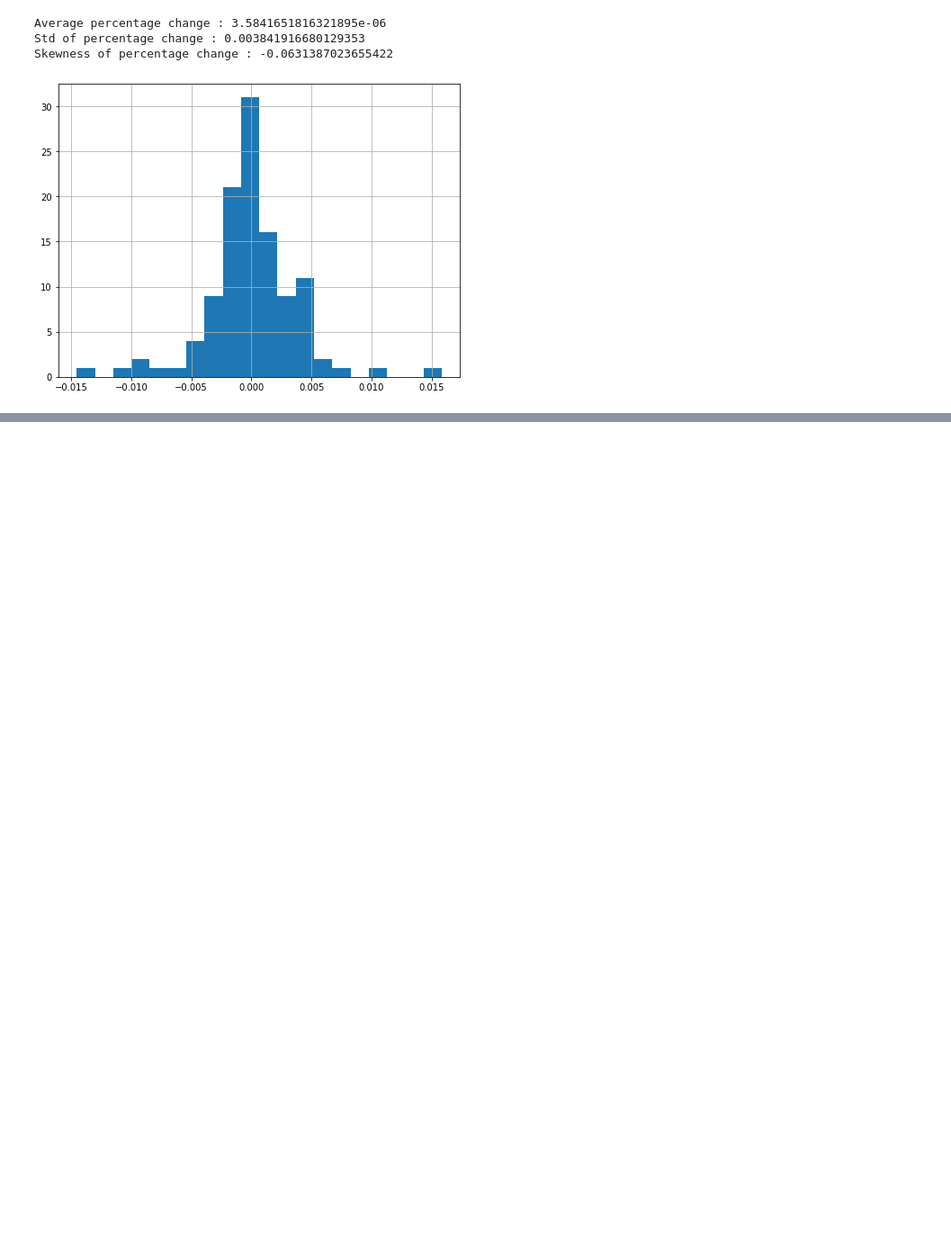
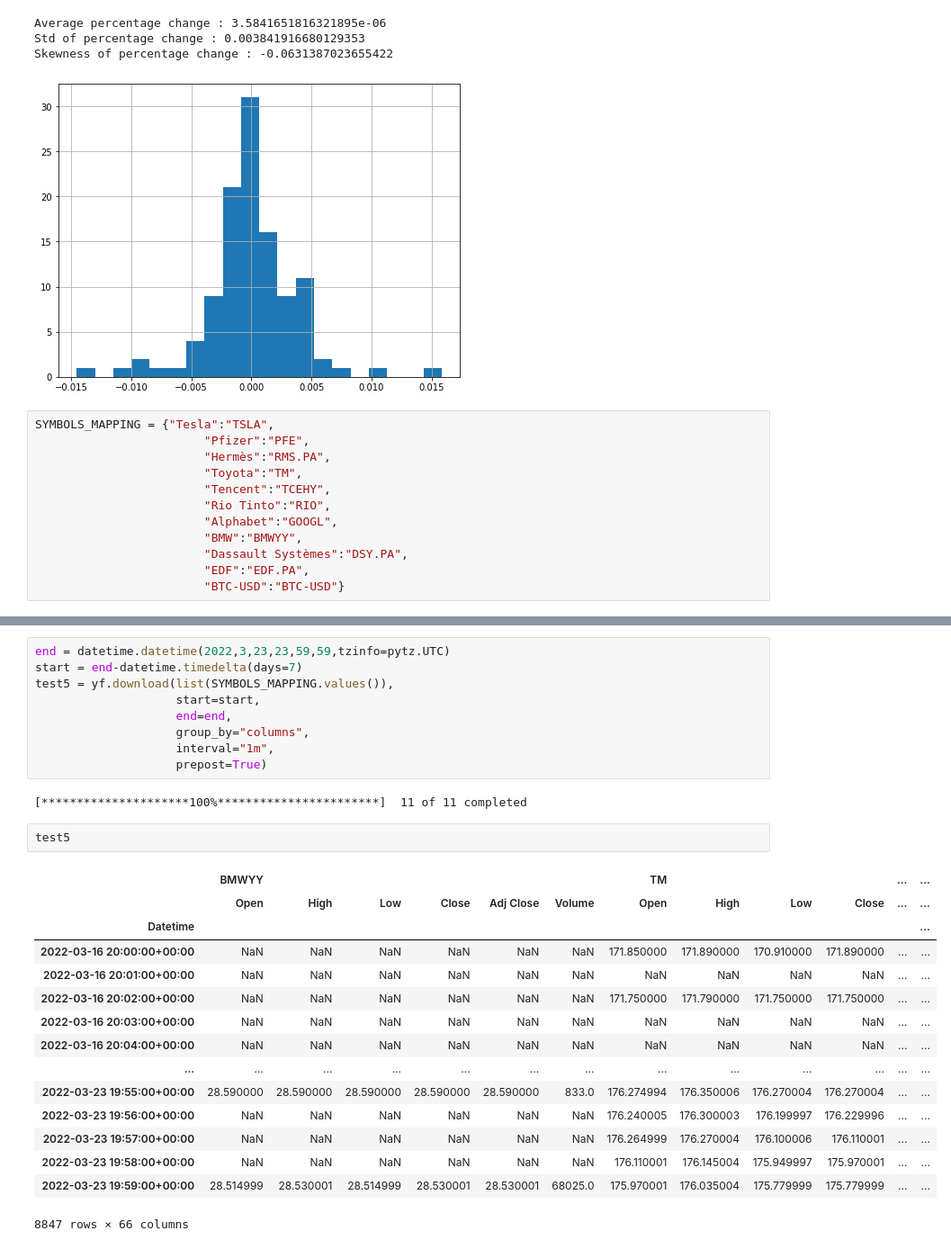
Before and after one commit to s4mc4d/data_collection_yfinance, a Jupyter notebook: notebooks/yfinance_test.ipynb, the cells around one changed output, grey strips where cells are left out. Shown at 90% size. Drawn from its saved outputs; the diff is of its cells as text; blank space fills up the shorter version.

Commit message:
working prototype with parallel download

```diff
--- a/notebooks/yfinance_test.ipynb
+++ b/notebooks/yfinance_test.ipynb
@@ -303,3 +304,15 @@ Average percentage change : 3.5841651816321895e-06
 Std of percentage change : 0.003841916680129353
 Skewness of percentage change : -0.0631387023655422
 [figure]
+# %%
+SYMBOLS_MAPPING = {"Tesla":"TSLA",
+                        "Pfizer":"PFE",
+                        "Hermès":"RMS.PA",
+                        "Toyota":"TM",
+                        "Tencent":"TCEHY",
+                        "Rio Tinto":"RIO",
+                        "Alphabet":"GOOGL",
+                        "BMW":"BMWYY",
+                        "Dassault Systèmes":"DSY.PA",
+                        "EDF":"EDF.PA",
+                        "BTC-USD":"BTC-USD"}
@@ -305,0 +333,29 @@ Skewness of percentage change : -0.0631387023655422
+# %%
+end = datetime.datetime(2022,3,23,23,59,59,tzinfo=pytz.UTC)
+start = end-datetime.timedelta(days=7)
+test5 = yf.download(list(SYMBOLS_MAPPING.values()),
+                    start=start,
+                    end=end,
+                    group_by="columns",
+                    interval="1m",
+                    prepost=True)
+# %% [output]
+[*********************100%***********************]  11 of 11 completed
+# %%
+test5
+# %% [output]
+|  | BMWYY |  |  |  |  |  | TM |  |  |  | ... | ... |
+|  | Open | High | Low | Close | Adj Close | Volume | Open | High | Low | Close | ... | ... |
+| Datetime |  |  |  |  |  |  |  |  |  |  |  | ... |
+| 2022-03-16 20:00:00+00:00 | NaN | NaN | NaN | NaN | NaN | NaN | 171.850000 | 171.890000 | 170.910000 | 171.890000 | ... | ... |
+| 2022-03-16 20:01:00+00:00 | NaN | NaN | NaN | NaN | NaN | NaN | NaN | NaN | NaN | NaN | ... | ... |
+| 2022-03-16 20:02:00+00:00 | NaN | NaN | NaN | NaN | NaN | NaN | 171.750000 | 171.790000 | 171.750000 | 171.750000 | ... | ... |
+| 2022-03-16 20:03:00+00:00 | NaN | NaN | NaN | NaN | NaN | NaN | NaN | NaN | NaN | NaN | ... | ... |
+| 2022-03-16 20:04:00+00:00 | NaN | NaN | NaN | NaN | NaN | NaN | NaN | NaN | NaN | NaN | ... | ... |
+| ... | ... | ... | ... | ... | ... | ... | ... | ... | ... | ... | ... | ... |
+| 2022-03-23 19:55:00+00:00 | 28.590000 | 28.590000 | 28.590000 | 28.590000 | 28.590000 | 833.0 | 176.274994 | 176.350006 | 176.270004 | 176.270004 | ... | ... |
+| 2022-03-23 19:56:00+00:00 | NaN | NaN | NaN | NaN | NaN | NaN | 176.240005 | 176.300003 | 176.199997 | 176.229996 | ... | ... |
+| 2022-03-23 19:57:00+00:00 | NaN | NaN | NaN | NaN | NaN | NaN | 176.264999 | 176.270004 | 176.100006 | 176.110001 | ... | ... |
+| 2022-03-23 19:58:00+00:00 | NaN | NaN | NaN | NaN | NaN | NaN | 176.110001 | 176.145004 | 175.949997 | 175.970001 | ... | ... |
+| 2022-03-23 19:59:00+00:00 | 28.514999 | 28.530001 | 28.514999 | 28.530001 | 28.530001 | 68025.0 | 175.970001 | 176.035004 | 175.779999 | 175.779999 | ... | ... |
+8847 rows × 66 columns
```
Also changed, not shown: parts of 3 cells of this notebook, 2 other files.
